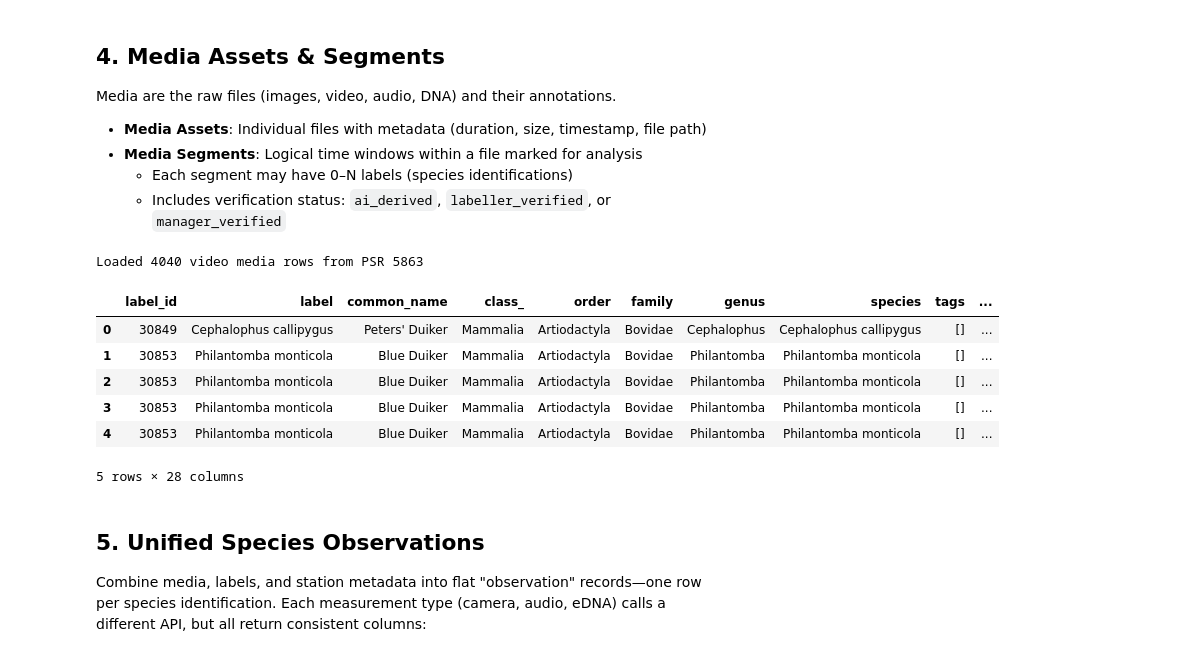
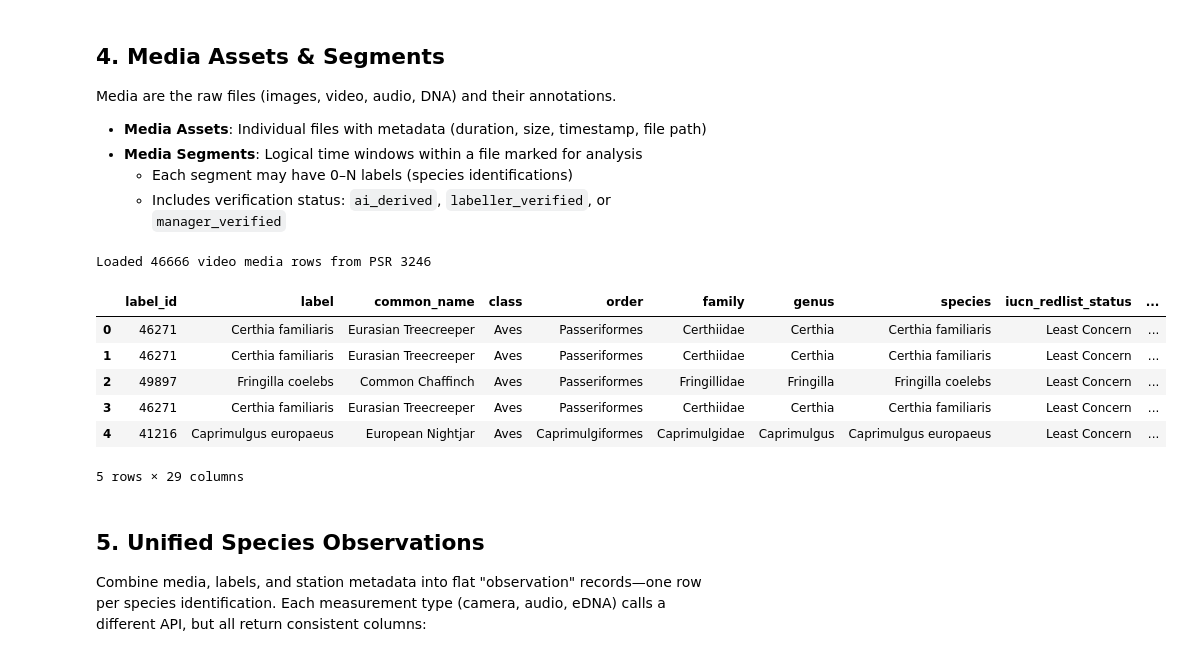
Before and after one commit to Okala-Ltd/NatureCubePy, a Jupyter notebook: tutorials/02_data_retrieval.ipynb, the cells around one changed output. Cells and saved outputs as stored; diff of their text form; code cells hidden in the pictures.

```diff
--- a/tutorials/02_data_retrieval.ipynb
+++ b/tutorials/02_data_retrieval.ipynb
@@ -41,6 +40,6 @@ ImportError: cannot import name 'get_audio_observation_data' from 'naturecubepy'
 # %%
 # Retrieve API key and set up authentication headers
-api_key = get_key()
-hdr = auth_headers(api_key)
+api_key = get_key('MY_KEY')
+hdr = auth_headers(api_key, "http://127.0.0.1:8000/api/")
 # %% [markdown]
 ## 1. Get Project Name
@@ -68,5 +67,5 @@ The `measurement_tpe` parameter filters stations by the data they serve:``"camer
 # %%
-stations = get_station_info(hdr, measurement_type='camera')
+stations = get_station_info(hdr, measurement_type='all')
 print(f"Loaded {len(stations)} stations")
 stations.head()
 # %% [output]
@@ -118,21 +113,19 @@ Media are the raw files (images, video, audio, DNA) and their annotations.
   - Includes verification status: `ai_derived`, `labeller_verified`, or `manager_verified`
 # %%
 psr_ids = stations["project_system_record_id"].dropna().astype(int).tolist()
-if not psr_ids:
-    raise ValueError("No project_system_record_id values found in stations")
 
-media_assets = get_media_assets_df(hdr, "video", psr_ids)
+media_assets = get_media_assets_df(hdr, "audio", psr_ids)
 print(f"Loaded {len(media_assets)} video media rows from PSR {psr_ids[0]}")
 display(media_assets.head())
 # %% [output]
-Loaded 4040 video media rows from PSR 5863
+Loaded 46666 video media rows from PSR 3246
-|  | label_id | label | common_name | class_ | order | family | genus | species | tags | ... |
-| 0 | 30849 | Cephalophus callipygus | Peters' Duiker | Mammalia | Artiodactyla | Bovidae | Cephalophus | Cephalophus callipygus | [] | ... |
-| 1 | 30853 | Philantomba monticola | Blue Duiker | Mammalia | Artiodactyla | Bovidae | Philantomba | Philantomba monticola | [] | ... |
-| 2 | 30853 | Philantomba monticola | Blue Duiker | Mammalia | Artiodactyla | Bovidae | Philantomba | Philantomba monticola | [] | ... |
-| 3 | 30853 | Philantomba monticola | Blue Duiker | Mammalia | Artiodactyla | Bovidae | Philantomba | Philantomba monticola | [] | ... |
-| 4 | 30853 | Philantomba monticola | Blue Duiker | Mammalia | Artiodactyla | Bovidae | Philantomba | Philantomba monticola | [] | ... |
+|  | label_id | label | common_name | class | order | family | genus | species | iucn_redlist_status | ... |
+| 0 | 46271 | Certhia familiaris | Eurasian Treecreeper | Aves | Passeriformes | Certhiidae | Certhia | Certhia familiaris | Least Concern | ... |
+| 1 | 46271 | Certhia familiaris | Eurasian Treecreeper | Aves | Passeriformes | Certhiidae | Certhia | Certhia familiaris | Least Concern | ... |
+| 2 | 49897 | Fringilla coelebs | Common Chaffinch | Aves | Passeriformes | Fringillidae | Fringilla | Fringilla coelebs | Least Concern | ... |
+| 3 | 46271 | Certhia familiaris | Eurasian Treecreeper | Aves | Passeriformes | Certhiidae | Certhia | Certhia familiaris | Least Concern | ... |
+| 4 | 41216 | Caprimulgus europaeus | European Nightjar | Aves | Caprimulgiformes | Caprimulgidae | Caprimulgus | Caprimulgus europaeus | Least Concern | ... |
-5 rows × 28 columns
+5 rows × 29 columns
 # %% [markdown]
 ## 5. Unified Species Observations
 
```
Also changed, not shown: parts of 18 cells of this notebook, 3 other files.
